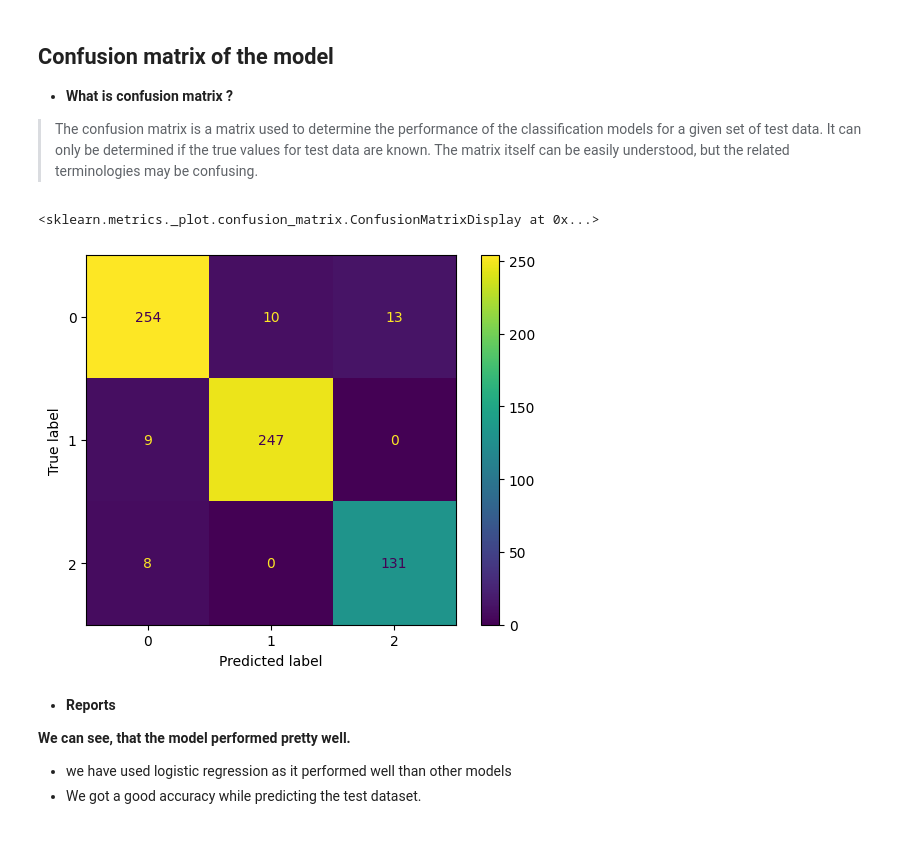
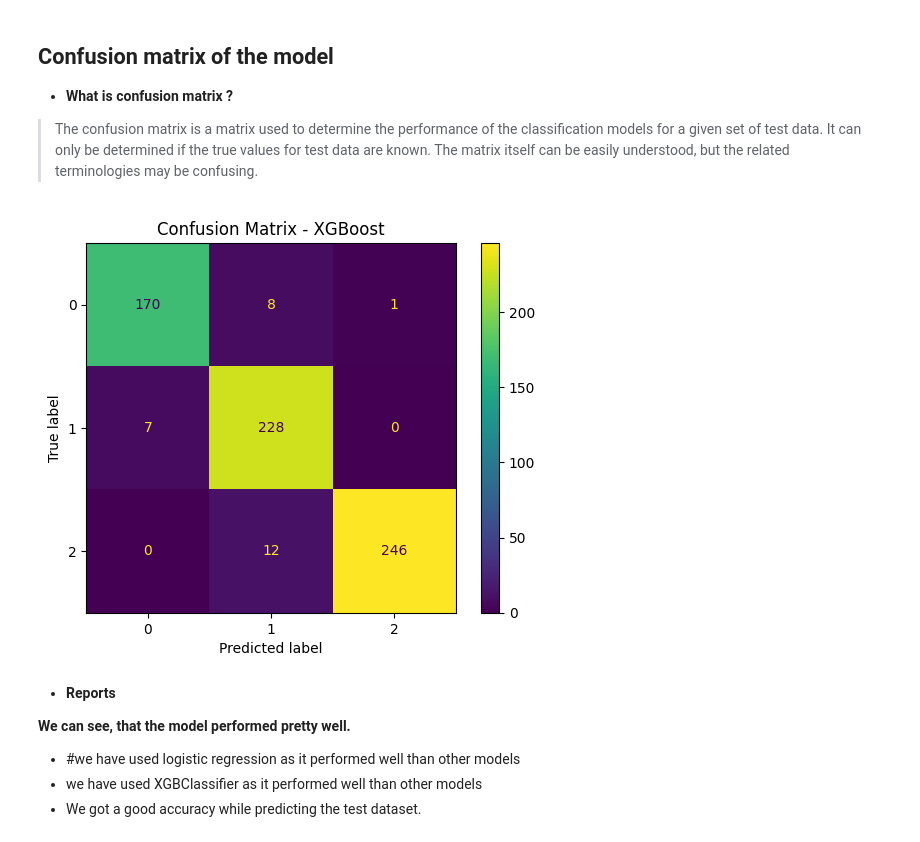
Before and after one commit to AnshJangra07/Customer-Categorizer-ML-Project, a Jupyter notebook: notebooks/Feature_Selection_and_classification.ipynb, the cells around one changed output. Saved outputs shown, nothing was run; the diff lists cells and outputs as text; code cells hidden in the pictures.

````diff
--- a/notebooks/Feature_Selection_and_classification.ipynb
+++ b/notebooks/Feature_Selection_and_classification.ipynb
@@ -146,7 +143,7 @@ report.sort_values('Score')
 then we have ```test data/test set``` which is basically a different data for which we know the values but this data was never shown to the model before. Thus if the model after training is performing good on test set as well then we can say that the Machine Learning model is good.
 # %%
 # Separate data into train and test sets
-X_train, X_test, y_train, y_test = train_test_split(Xt, y, random_state=42, test_size=0.3)
+X_train, X_test, y_train, y_test = train_test_split(X, y, random_state=42, test_size=0.3)
 
 X_train
 # %% [output]
@@ -196,24 +220,36 @@ accuracy : 0.9413277804997551
 # %% [markdown]
 ### So we got our best parameters. Let's now train the model with those parameters.
 # %%
-best_lr_model = LogisticRegression(
-    C = 1000,
-    max_iter =  113,
-    multi_class =  'auto',
-    penalty =  'l2',
-    solver =  'lbfgs'
+# best_lr_model = LogisticRegression(
+#     C = 1000,
+#     max_iter =  113,
+#     multi_class =  'auto',
+#     penalty =  'l2',
+#     solver =  'lbfgs'
+# )
+
+best_xgb_model = XGBClassifier(
+    colsample_bytree=1.0,
+    learning_rate=0.05,
+    max_depth=5,
+    n_estimators=300,
+    subsample=1.0,
+    random_state=42,
+    eval_metric='logloss'
 )
 # %% [markdown]
 **Initialize model with best parameters**
 # %% [markdown]
 ### Let's check the report now
 # %%
-best_model = best_lr_model.fit(X_train,y_train)
+# best_model = best_lr_model.fit(X_train,y_train)
+best_model = best_xgb_model.fit(X_train,y_train)
 y_pred = best_model.predict(X_test)
 score = accuracy_score(y_test,y_pred)
 cr = classification_report(y_test,y_pred)
 
-print("Logistic regression")
+# print("Logistic regression")
+print("XGBClassifier")
 print ("Accuracy Score value: {:.4f}".format(score))
 print (cr)
 # %% [output]
@@ -233,13 +269,21 @@ weighted avg       0.94      0.94      0.94       672
 - **What is confusion matrix ?**
 > The confusion matrix is a matrix used to determine the performance of the classification models for a given set of test data. It can only be determined if the true values for test data are known. The matrix itself can be easily understood, but the related terminologies may be confusing.
 # %%
-ConfusionMatrixDisplay.from_estimator(best_model, X_test, y_test)
+from sklearn.metrics import ConfusionMatrixDisplay
+
+ConfusionMatrixDisplay.from_predictions(
+    y_test,
+    y_pred
+)
+
+plt.title("Confusion Matrix - XGBoost")
+plt.show()
 # %% [output]
-<sklearn.metrics._plot.confusion_matrix.ConfusionMatrixDisplay at 0x...>
-[figure, old version]
+[figure, new version]
 # %% [markdown]
 - **Reports**
 
 **We can see, that the model performed pretty well.**
-- we have used logistic regression as it performed well than other models
+- #we have used logistic regression as it performed well than other models
+- we have used XGBClassifier as it performed well than other models
 - We got a good accuracy while predicting the test dataset.
````
Also changed, not shown: parts of 8 cells of this notebook.
